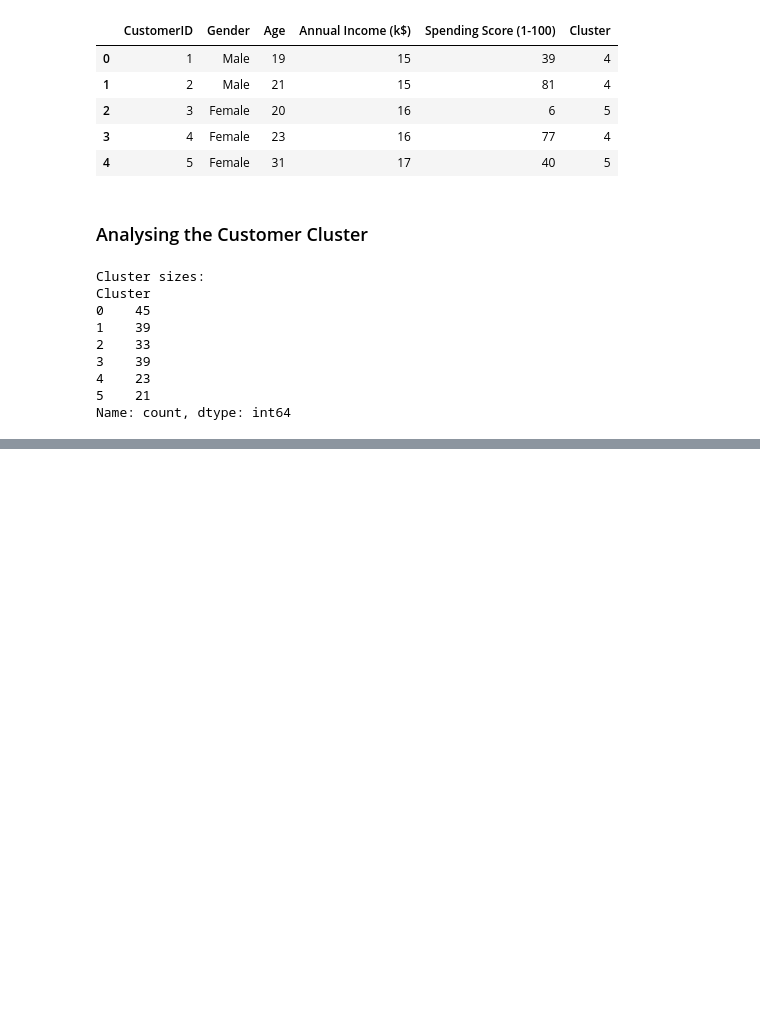
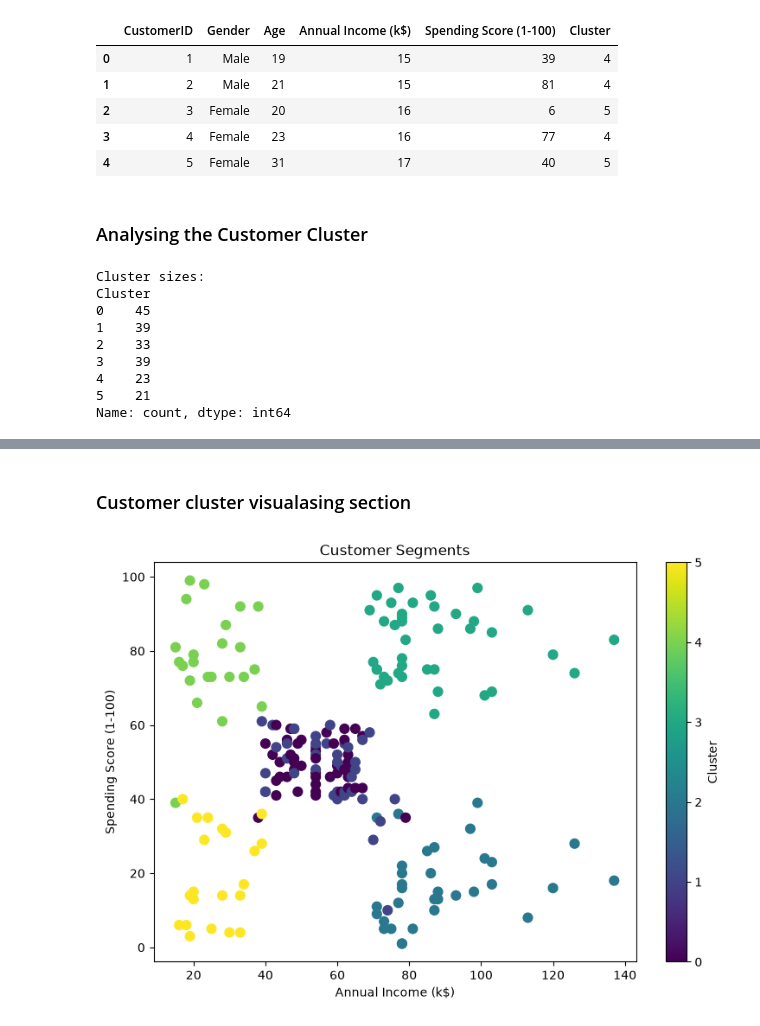
Before and after one commit to PolinaYukhnovets/AIML_3_CustomerSegmentation_byte, a Jupyter notebook: customer_segmentation.ipynb, the cells around one changed output, grey strips where cells are left out. Saved outputs shown, nothing was run; the diff lists cells and outputs as text; code cells hidden in the pictures; blank space fills up the shorter version.

Commit message:
Cluster visualization and customer segment profiles

```diff
--- a/customer_segmentation.ipynb
+++ b/customer_segmentation.ipynb
@@ -198,0 +223,22 @@ Name: count, dtype: int64
+# %% [markdown]
+### Customer cluster visualasing section
+# %%
+plt.figure(figsize=(9, 6))
+
+scatter = plt.scatter(
+    df["Annual Income (k$)"],
+    df["Spending Score (1-100)"],
+    c=df["Cluster"],
+    cmap="viridis",
+    s=60
+)
+
+plt.xlabel("Annual Income (k$)")
+plt.ylabel("Spending Score (1-100)")
+plt.title("Customer Segments")
+plt.colorbar(scatter, label="Cluster")
+
+plt.savefig("images/customer_clusters.png", bbox_inches="tight")
+plt.show()
+# %% [output]
+[figure, added]
```
Also changed, not shown: parts of 5 cells of this notebook, 2 other files.
